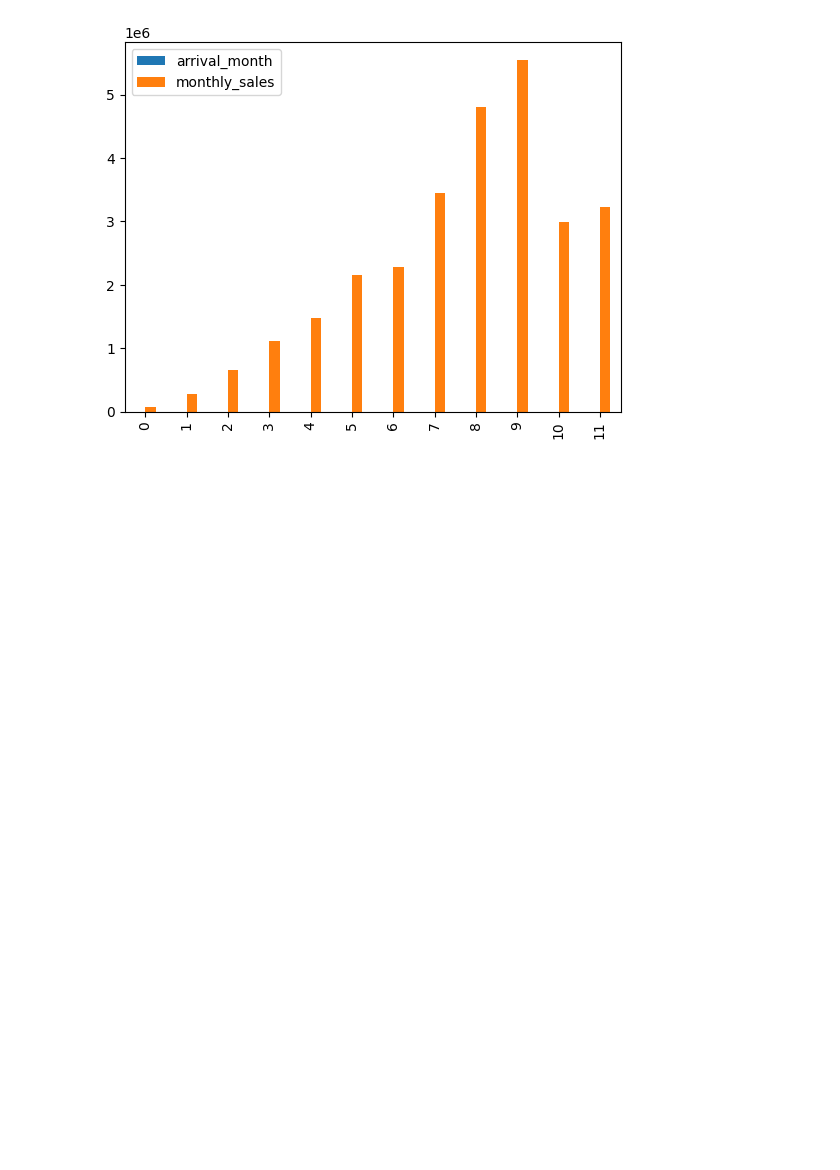
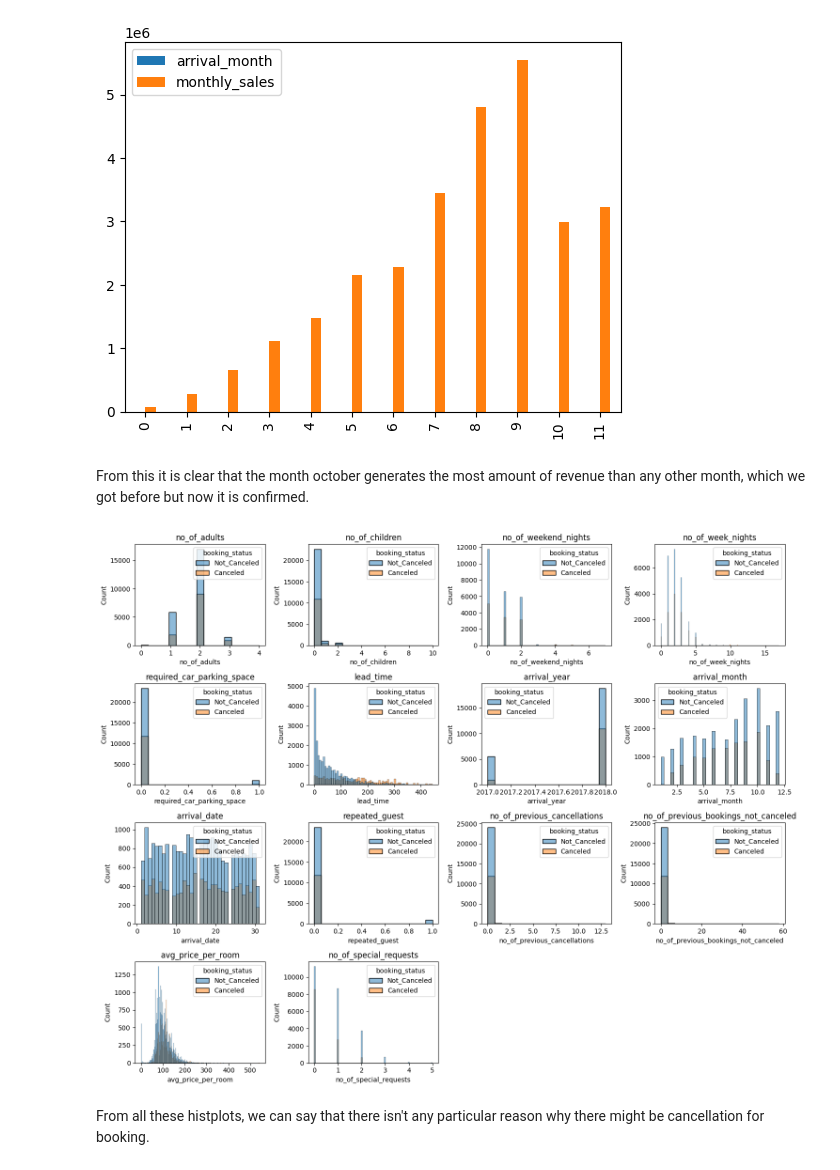
Before and after one commit to rizz045/Hotel-Booking-Cancellation-Analysis-Prediction, a Jupyter notebook: Hotel_Reservation_Status_Prediction_Using_Classification_Techniques.ipynb, the cells around one changed output. Cells and saved outputs as stored; diff of their text form; code cells hidden in the pictures; blank space fills up the shorter version.

```diff
--- a/Hotel_Reservation_Status_Prediction_Using_Classification_Techniques.ipynb
+++ b/Hotel_Reservation_Status_Prediction_Using_Classification_Techniques.ipynb
@@ -294,3 +294,19 @@ df_monthly_sales.plot(kind='bar')
 # %% [output]
 <Axes: >
 [figure]
+# %% [markdown]
+From this it is clear that the month october generates the most amount of revenue than any other month, which we got before but now it is confirmed.
+# %%
+plt.figure(figsize=(15,12))
+index=0
+for col in num_cols:
+    index += 1
+    plt.subplot(4, 4, index)
+    sns.histplot(x=df[col], hue=df["booking_status"])
+    plt.title(col)
+plt.tight_layout()
+plt.show()
+# %% [output]
+[figure, added]
+# %% [markdown]
+From all these histplots, we can say that there isn't any particular reason why there might be cancellation for booking.
```
